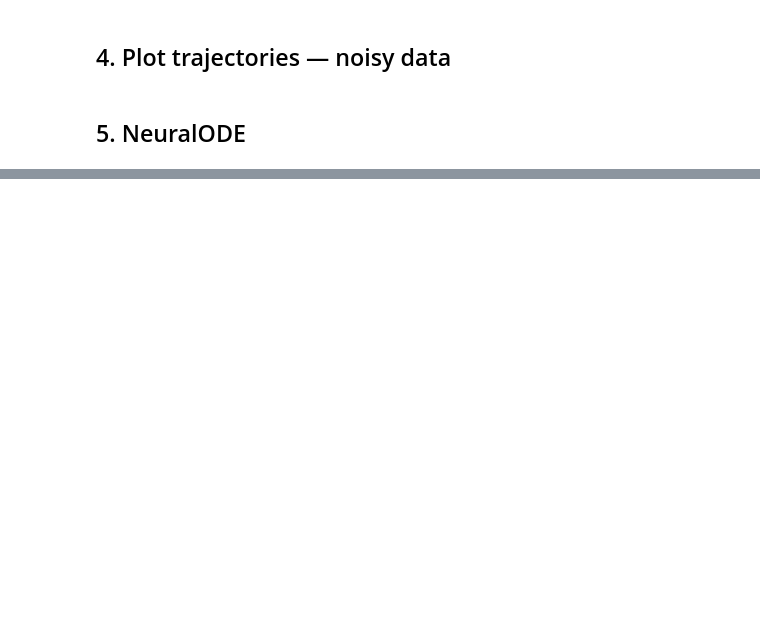
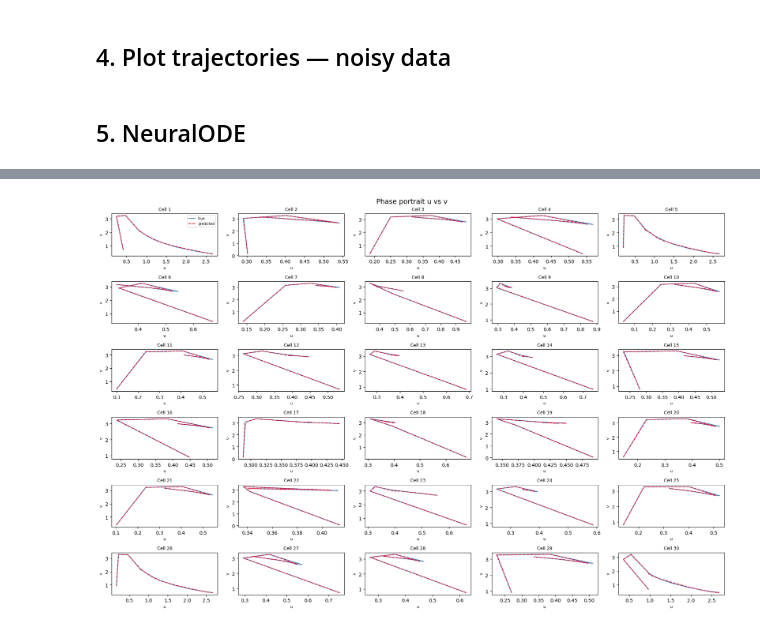
Before and after one commit to sabrinanegroni/dyn-modelling, a Jupyter notebook: notebooks/test_neuralODE.ipynb, the cells around one changed output, grey strips where cells are left out. Drawn from its saved outputs; the diff is of its cells as text; code cells hidden in the pictures; blank space fills up the shorter version.

```diff
--- a/notebooks/test_neuralODE.ipynb
+++ b/notebooks/test_neuralODE.ipynb
@@ -54,12 +54,13 @@ ts = jnp.array(t_eval)       # (n_steps,)
 y0 = jnp.array(y[:, 0])      # initial condition (3*N,)
 y_true = jnp.array(y.T)      # (n_steps, 3*N)
 
+np.random.seed(42)
 vf_params = init_vf_params(data_size=3*N, width=64, depth=3)
 loss_fn, grad_fn = make_neural_ode()
 
-vf_params, loss_history = train(
+vf_params, loss_history = train_adam(
     vf_params, y0, ts, y_true,
     loss_fn, grad_fn,
-    n_epochs=5_000, lr=1e-3
+    n_epochs=20_000, lr=1e-3
 )
 # %% [output]
@@ -97,3 +88,5 @@ plot_predictions(t_eval, y_pred, y_true)
 # %%
-# phase portrait — only 2 cells
-plot_phase_portrait(y_true, y_pred, n_cells=2)
+# phase portrait
+plot_phase_portrait(y_true, y_pred, n_cells=30)
+# %% [output]
+[figure, added]
```
Also changed, not shown: parts of 6 cells of this notebook.
